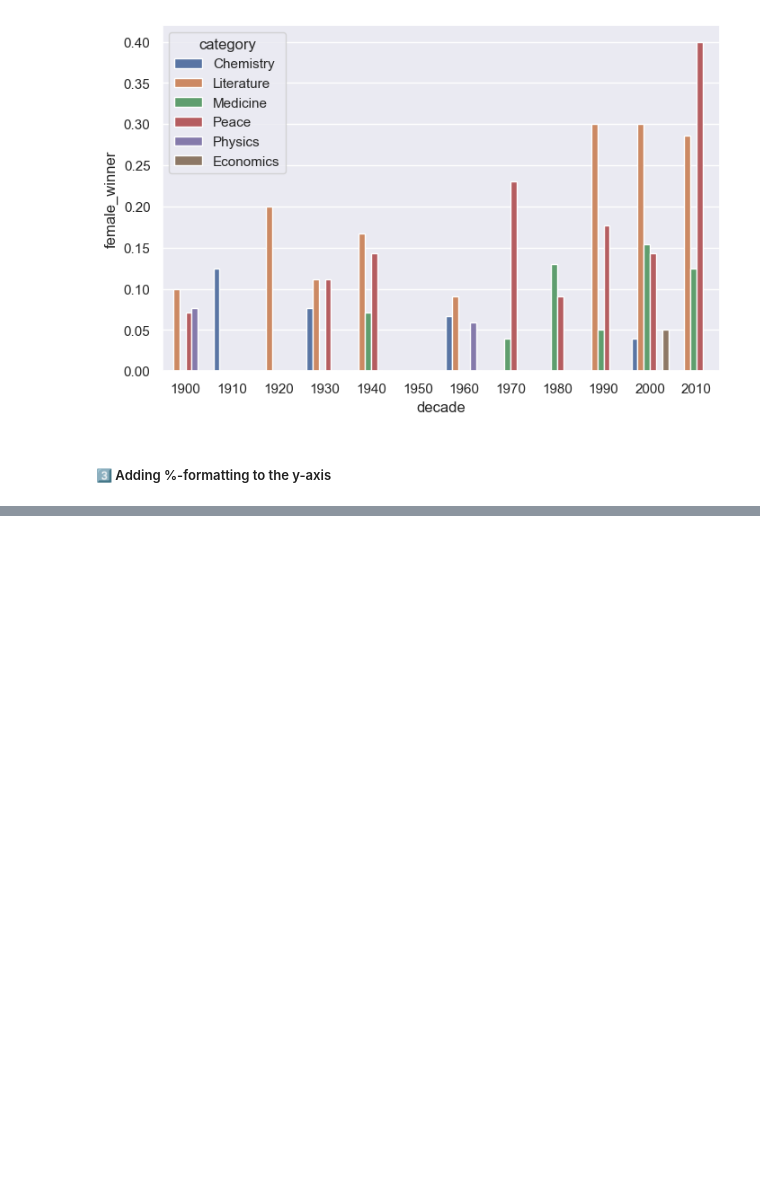
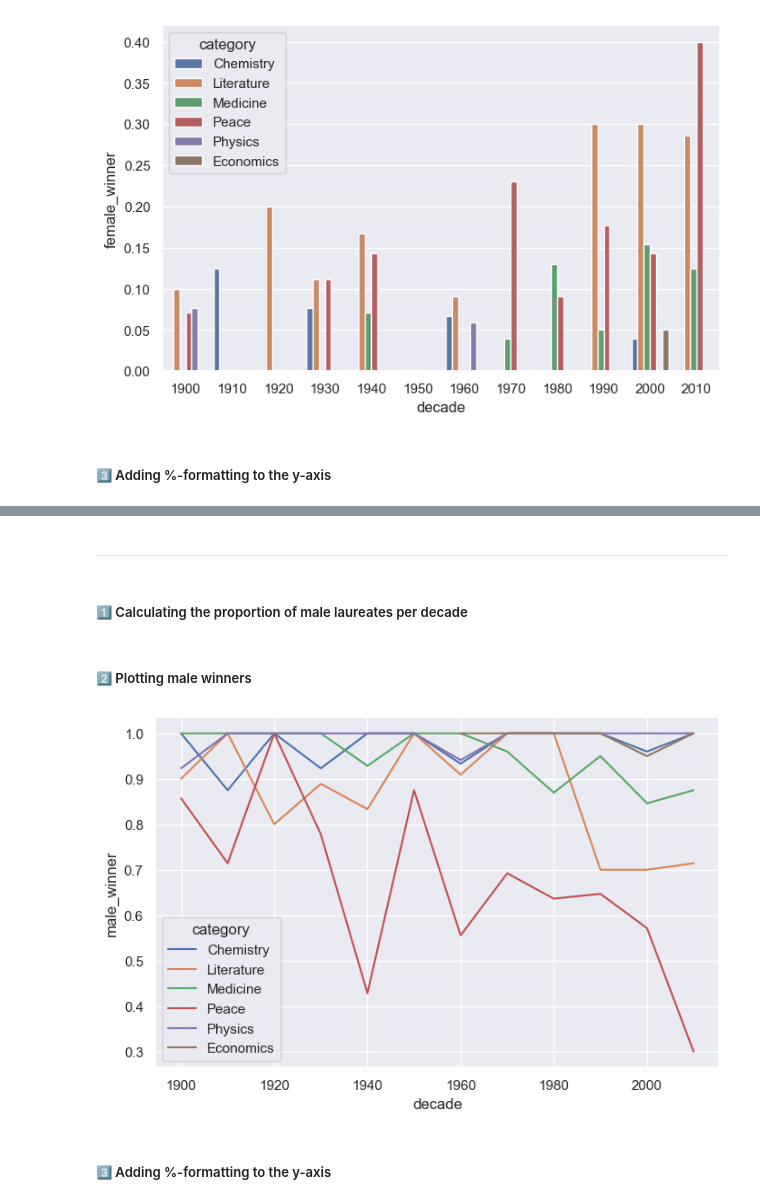
Before and after one commit to SarraMarmouch/ProjetDataAnayltics, a Jupyter notebook: index.ipynb, the cells around one changed output, grey strips where cells are left out. Drawn from its saved outputs; the diff is of its cells as text; code cells hidden in the pictures; blank space fills up the shorter version.

```diff
--- a/index.ipynb
+++ b/index.ipynb
@@ -160,0 +148,4 @@ ax.yaxis.set_major_formatter(PercentFormatter())
+# %% [markdown]
+<hr>
+# %% [markdown]
+#####  1️⃣ Calculating the proportion of male laureates per decade
@@ -160,0 +155,8 @@ ax.yaxis.set_major_formatter(PercentFormatter())
+# %% [markdown]
+#####  2️⃣ Plotting male winners
+# %%
+ax = sns.lineplot(x='decade', y='male_winner', data=prop_male_winners, hue='category')
+# %% [output]
+[figure, added]
+# %% [markdown]
+##### 3️⃣ Adding %-formatting to the y-axis
```
Also changed, not shown: parts of 39 cells of this notebook, 9 other files.
